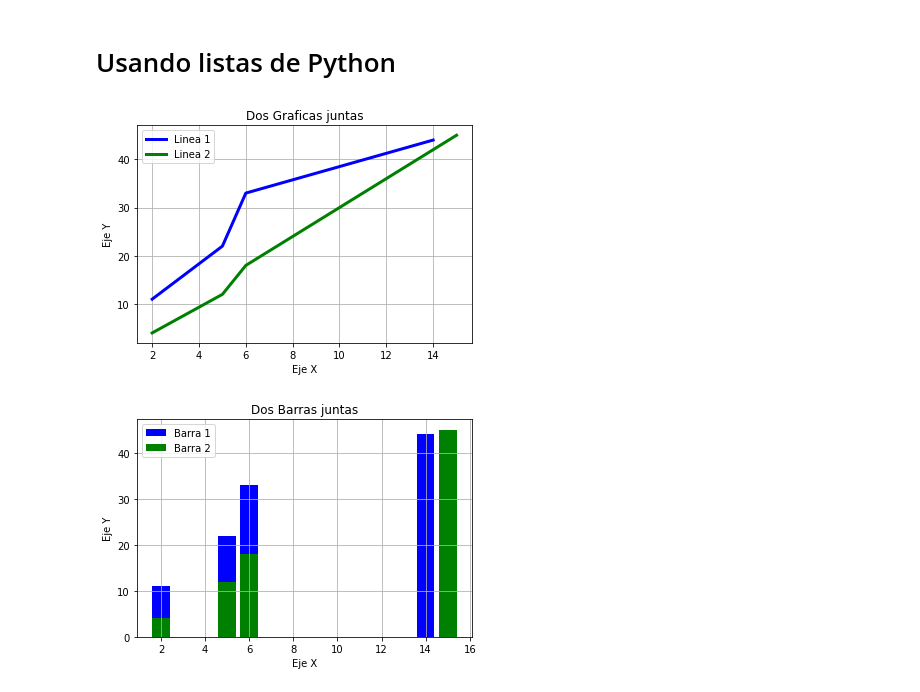
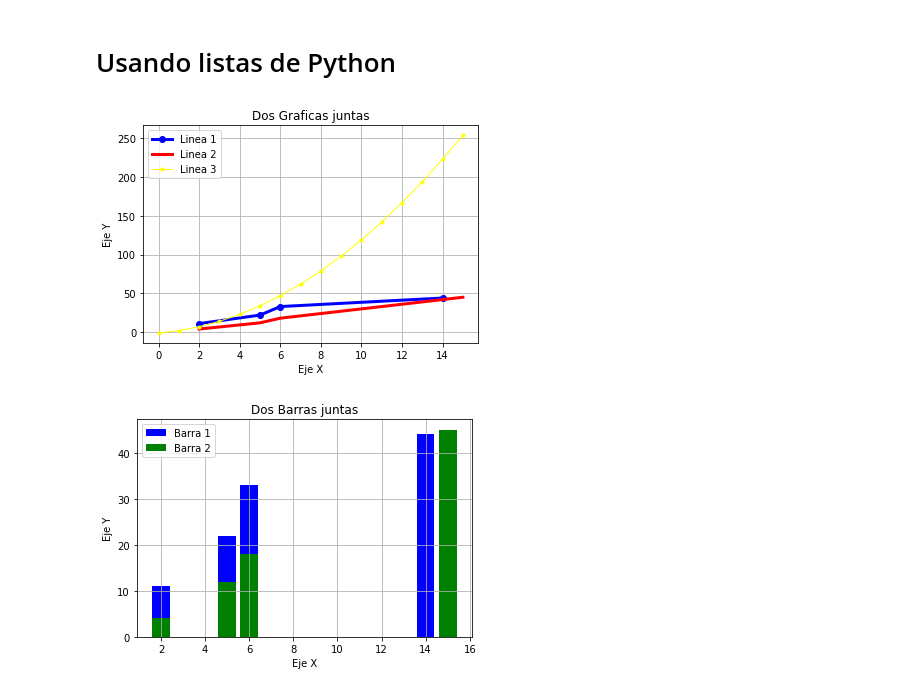
Before and after one commit to cesardiaz-utp/MisionTIC2022-Ciclo1-FundamentosDeProgramacion, a Jupyter notebook: clase14/01-graficas_matplotlib.ipynb, the cells around one changed output. Cells and saved outputs as stored; diff of their text form; code cells hidden in the pictures.

```diff
--- a/clase14/01-graficas_matplotlib.ipynb
+++ b/clase14/01-graficas_matplotlib.ipynb
@@ -8,19 +8,23 @@ y1= [11,22,33,44]
 
 x2=[2,5,6,15]
 y2=[4,12,18,45]
+
+x3=list(range(16))
+y3=list(map(lambda x: x**2+2*x-1, x3))
 # %%
 #Graficar 2 lineas en la misma grid
-plt.plot(x1,y1, color="blue", linewidth = 3, label = 'Linea 1')
-plt.plot(x2,y2, color="green", linewidth = 3, label = 'Linea 2')
+plt.plot(x1,y1,'o-', color="blue", linewidth = 3, label = 'Linea 1')
+plt.plot(x2,y2, color="red", linewidth = 3, label = 'Linea 2')
+plt.plot(x3,y3,'.-', color="yellow", linewidth = 1, label = 'Linea 3')
 
 plt.title('Dos Graficas juntas')
 plt.xlabel('Eje X')
 plt.ylabel('Eje Y')
 plt.legend()
 plt.grid()
 plt.show()
 # %% [output]
-[figure, old version]
+[figure, new version]
 # %%
 #Grafico de barras. Cuando coinciden la misma X, las apila
 plt.bar(x1,y1, color="blue", linewidth = 3, label = 'Barra 1')
```
Also changed, not shown: parts of 8 cells of this notebook, 14 other files.
